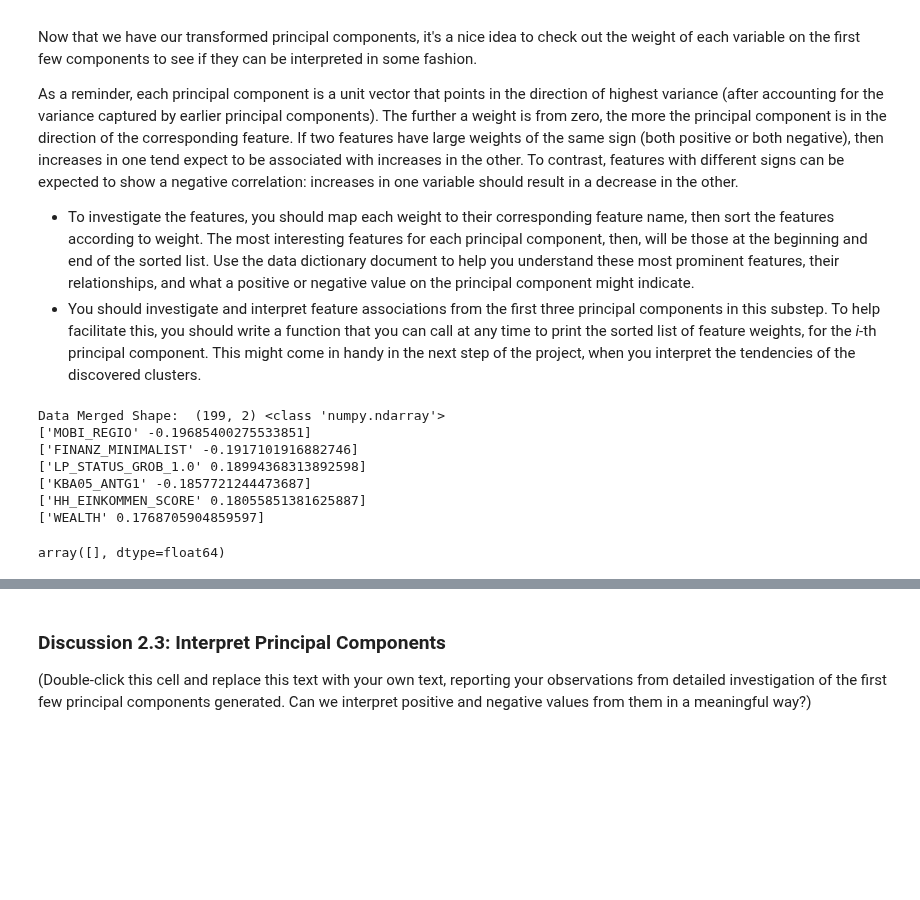
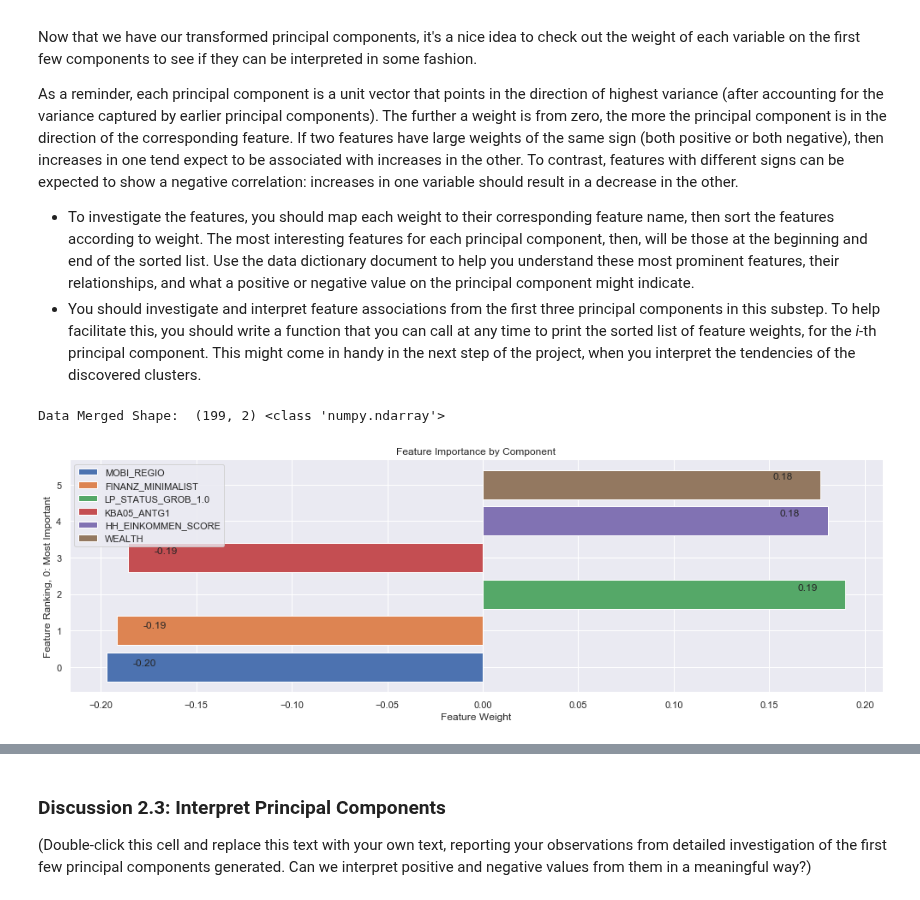
Before and after one commit to brosales8/customer_segmentation, a Jupyter notebook: Identify_Customer_Segments.ipynb, the cells around one changed output, grey strips where cells are left out. Cells and saved outputs as stored; diff of their text form; code cells hidden in the pictures; blank space fills up the shorter version.

Commit message:
Added comp_bar_plot() to plot feature importance by component.

```diff
--- a/Identify_Customer_Segments.ipynb
+++ b/Identify_Customer_Segments.ipynb
@@ -1011,7 +996,7 @@ def feature_weights(pca, ranking, comp_num, column_names):
 #     print('Columns Names Shape:', cols.shape)
 
     # Merge columns names with weights
-    merge_data = np.hstack((cols, first_component))
+    merge_data = np.hstack((cols, component))
     print('Data Merged Shape: ', merge_data.shape, type(merge_data))
 
     # sort data and extract ranking of features with more weight
@@ -1021,28 +1006,46 @@ def feature_weights(pca, ranking, comp_num, column_names):
     result = np.array([])
 
     for i in ind:
-        print(merge_data[i])
-        np.append(result, merge_data[i])
+#         print(merge_data[i])
+        result = np.append(result, merge_data[i])
+    result = result.reshape(ranking, 2)
+    return result
 
-    return result
+# ---------------------------------------------------------
+# Screen a bar plot to show feature importance by component
+def comp_bar_plot(comp):
+
+    plt.figure(figsize=(17, 5))
+    plt.subplot()
+    len_comp = len(comp)
+    ind = np.arange(len_comp)
+    vals = comp[:,1]
+
+    for i in range(len_comp):
+        plt.barh(i, comp[i,1])
+        if comp[i,1] > 0: p=-0.02
+        else: p=0.02
+        plt.annotate('{:2.2f}'.format(vals[i]), xy=(comp[i,1]+p,i),
+                    xytext=(comp[i,1],i),  # 3 points vertical offset
+                    textcoords="offset points",
+                    ha='center', va='bottom')
+
+    plt.legend(comp[:,0])
+    plt.ylabel("Feature Ranking, 0: Most Important")
+    plt.xlabel("Feature Weight")
+    plt.title('Feature Importance by Component')
 # %%
 # Map weights for the first principal component to corresponding feature names
 # and then print the linked values, sorted by weight.
 # HINT: Try defining a function here or in a new cell that you can reuse in the
 # other cells.
 
 
 # First Component
-feature_weights(pca, ranking=6, comp_num=0, column_names=df1.columns)
+comp_bar_plot(feature_weights(pca, ranking=6, comp_num=0, column_names=df1.columns))
 # %% [output]
 Data Merged Shape:  (199, 2) <class 'numpy.ndarray'>
-['MOBI_REGIO' -0.19685400275533851]
-['FINANZ_MINIMALIST' -0.1917101916882746]
-['LP_STATUS_GROB_1.0' 0.18994368313892598]
-['KBA05_ANTG1' -0.1857721244473687]
-['HH_EINKOMMEN_SCORE' 0.18055851381625887]
-['WEALTH' 0.1768705904859597]
-array([], dtype=float64)
+[figure, added]
 # %%
 # Map weights for the second principal component to corresponding feature names
 # and then print the linked values, sorted by weight.
```
Also changed, not shown: parts of 8 cells of this notebook.
